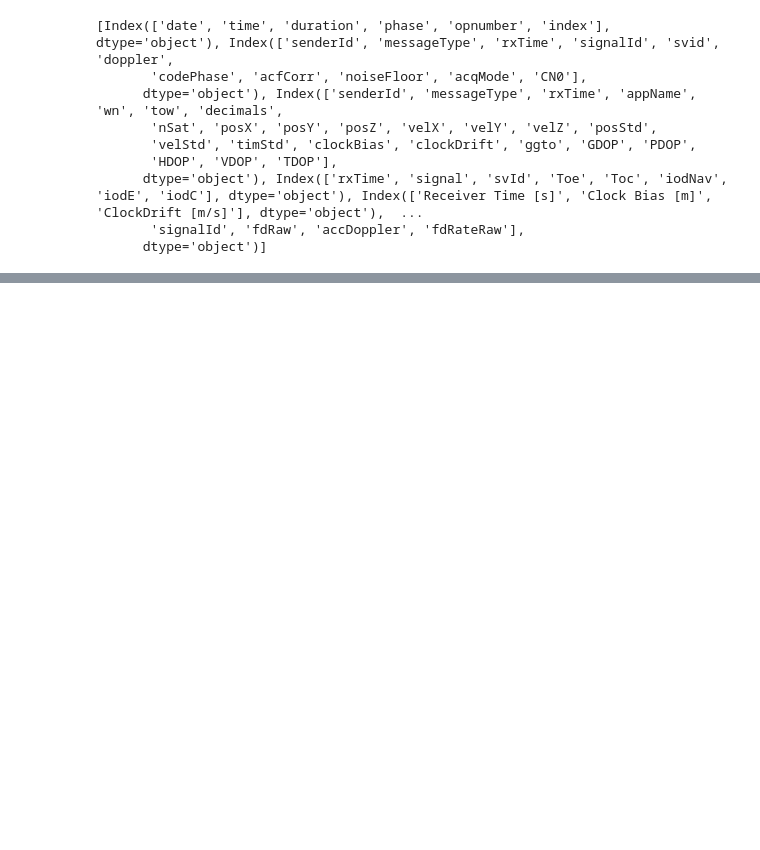
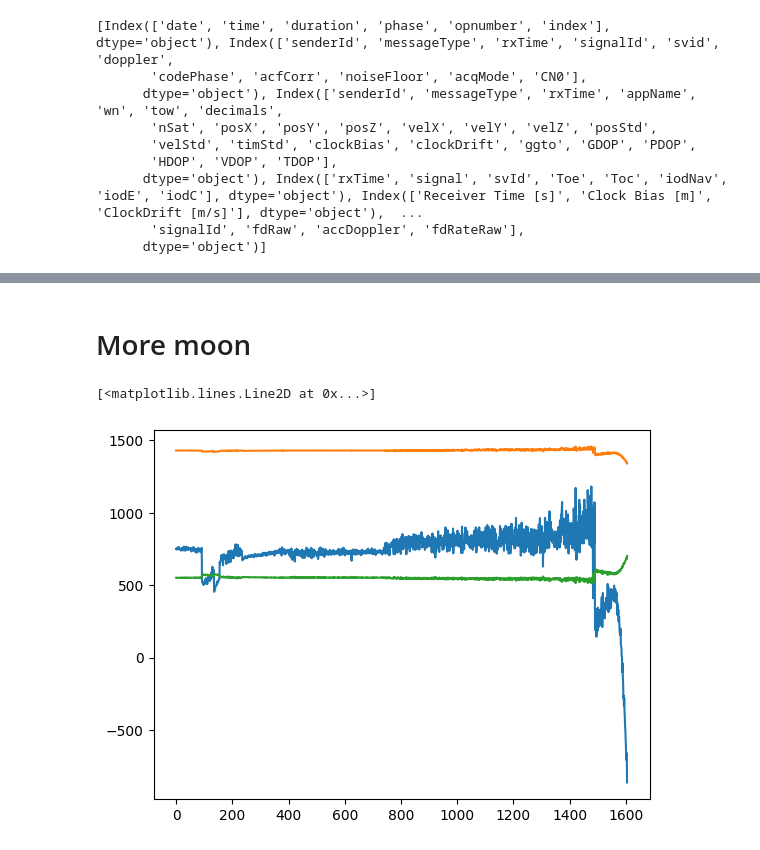
Before and after one commit to colin-skinner/AA-272-GPS-Final, a Jupyter notebook: project.ipynb, the cells around one changed output, grey strips where cells are left out. Cells and saved outputs as stored; diff of their text form; code cells hidden in the pictures; blank space fills up the shorter version.

```diff
--- a/project.ipynb
+++ b/project.ipynb
@@ -316,0 +217,45 @@ plt.scatter(moon_ecef_m[:,0], moon_ecef_m[:,1])
+# %% [markdown]
+# More moon
+# %%
+def rover_ecef_to_mcmf(rx_ecef_km, t_ast):
+    # Convert to meters (lunarsky expects meters)
+    coords_m = rx_ecef_km * u.km.to(u.m)
+
+    # Split components
+    x = coords_m[:,0] * u.m
+    y = coords_m[:,1] * u.m
+    z = coords_m[:,2] * u.m
+
+
+    # Build vectorized ITRS object
+    itrs = ITRS(x=x, y=y, z=z, obstime=t_ast)
+
+    # Single transform step (fastest possible)
+    mcmf = itrs.transform_to(MCMF(obstime=t_ast))
+
+    # Return km array
+    return np.column_stack([
+        mcmf.x.to(u.km).value,
+        mcmf.y.to(u.km).value,
+        mcmf.z.to(u.km).value
+    ])
+# %%
+rover_itrs_obj = rover_ecef_to_mcmf(rx_ecef_km, utc_times)
+# print(rover_itrs_obj)
+# %%
+# rover_mcmf_km = np.array([make_itrf(x, t) for i,j in zip()])
+
+# # Extract as km for plotting
+# rover_mcmf_km = np.column_stack([
+#     rover_mcmf.x.to(u.km).value,
+#     rover_mcmf.y.to(u.km).value,
+#     rover_mcmf.z.to(u.km).value
+# ])
+# print(np.shape(rover_itrs_obj))
+plt.plot(rover_itrs_obj[:,0])
+plt.plot(rover_itrs_obj[:,1])
+plt.plot(rover_itrs_obj[:,2])
+# plt.plot()
+# %% [output]
+[<matplotlib.lines.Line2D at 0x...>]
+[figure, added]
```
Also changed, not shown: parts of 27 cells of this notebook.
